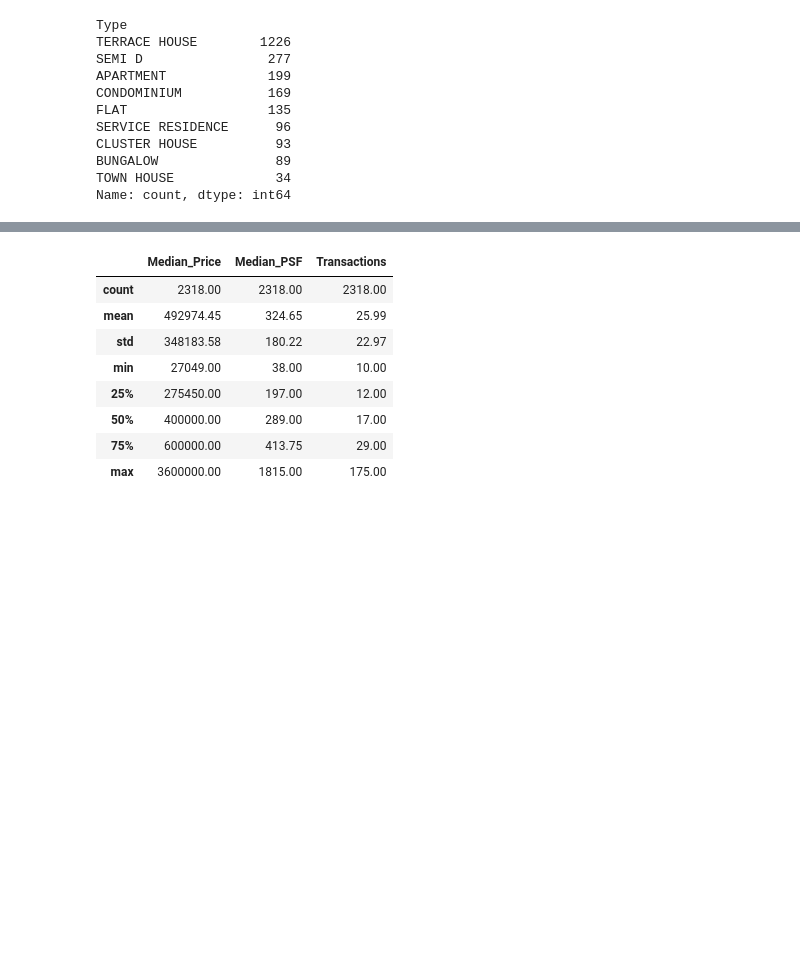
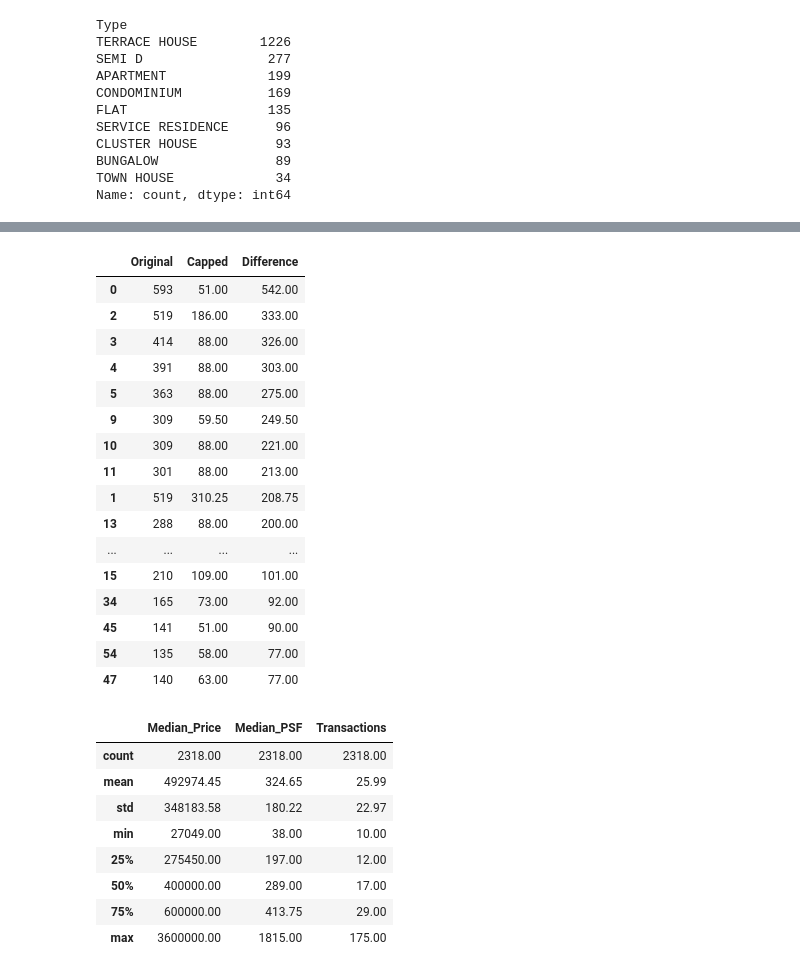
Before and after one commit to JingYang06522/DSTest, a Jupyter notebook: clean_dataset.ipynb, the cells around one changed output, grey strips where cells are left out. Drawn from its saved outputs; the diff is of its cells as text; code cells hidden in the pictures; blank space fills up the shorter version.

```diff
--- a/clean_dataset.ipynb
+++ b/clean_dataset.ipynb
@@ -310,3 +486,39 @@ Upper outliers capped: 101
+# %%
+# Check how much Transactions changed
+
+transaction_comparison = pd.DataFrame({
+    "Original": df["Transactions"],
+    "Capped": cleaned_df["Transactions"]
+})
+
+transaction_comparison["Difference"] = (
+    transaction_comparison["Original"]
+    - transaction_comparison["Capped"]
+)
+
+display(
+    transaction_comparison
+    .sort_values("Difference", ascending=False)
+    .head(20)
+)
+# %% [output]
+|  | Original | Capped | Difference |
+| 0 | 593 | 51.00 | 542.00 |
+| 2 | 519 | 186.00 | 333.00 |
+| 3 | 414 | 88.00 | 326.00 |
+| 4 | 391 | 88.00 | 303.00 |
+| 5 | 363 | 88.00 | 275.00 |
+| 9 | 309 | 59.50 | 249.50 |
+| 10 | 309 | 88.00 | 221.00 |
+| 11 | 301 | 88.00 | 213.00 |
+| 1 | 519 | 310.25 | 208.75 |
+| 13 | 288 | 88.00 | 200.00 |
+| ... | ... | ... | ... |
+| 15 | 210 | 109.00 | 101.00 |
+| 34 | 165 | 73.00 | 92.00 |
+| 45 | 141 | 51.00 | 90.00 |
+| 54 | 135 | 58.00 | 77.00 |
+| 47 | 140 | 63.00 | 77.00 |
 # %%
 display(cleaned_df[['Median_Price', 'Median_PSF', 'Transactions']].describe().round(2))
 # %% [output]
```
Also changed, not shown: parts of 7 cells of this notebook.
